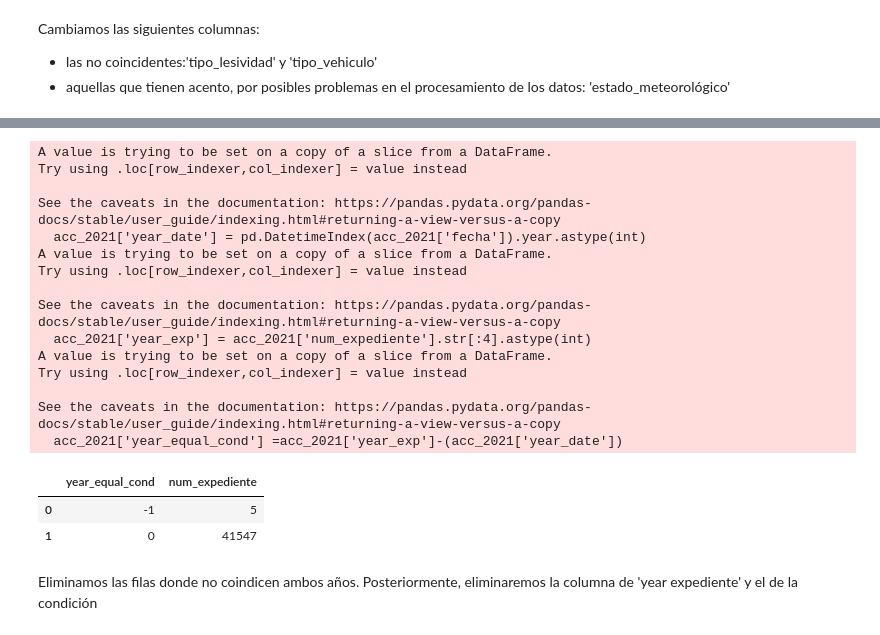
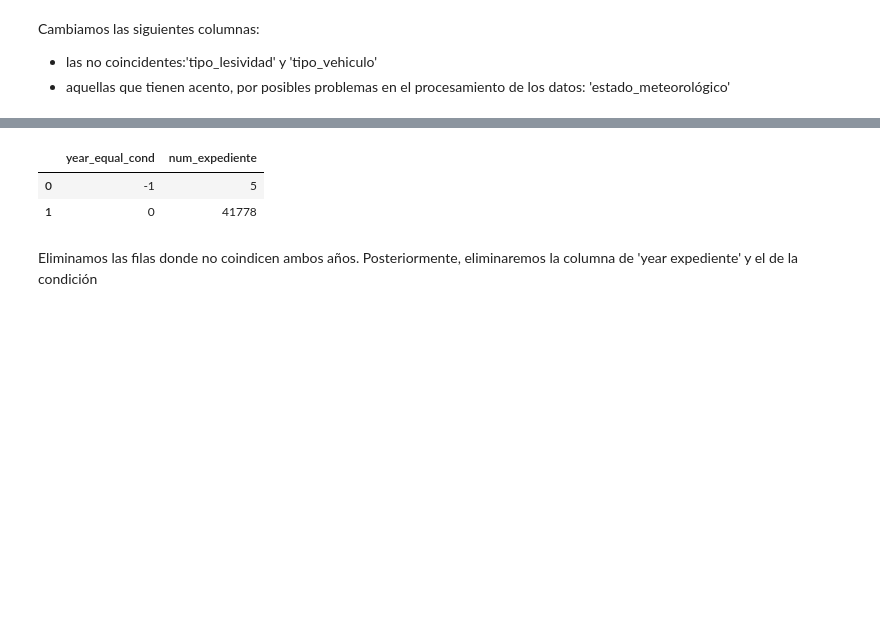
Before and after one commit to AnaGarciaPalomares/TFM3, a Jupyter notebook: Traffic_Data_cleanning.ipynb, the cells around one changed output, grey strips where cells are left out. Cells and saved outputs as stored; diff of their text form; code cells hidden in the pictures; blank space fills up the shorter version.

```diff
--- a/Traffic_Data_cleanning.ipynb
+++ b/Traffic_Data_cleanning.ipynb
@@ -138,5 +147,5 @@ Adicionalmente vamos a eliminar tambien las siguientes variables, ya que no apor
 # %%
-variables_to_drop = ['estado_meteorologico','cod_lesividad','tipo_lesividad','positiva_droga','localizacion',
+variables_to_drop = ['distrito','cod_lesividad','tipo_lesividad','positiva_droga','localizacion',
                      'numero']
 # %%
 accidents_2019_df_clean = accidents_2019_df.drop(variables_to_drop, axis=1)
@@ -276,27 +357,12 @@ See the caveats in the documentation: https://pandas.pydata.org/pandas-docs/stab
 # %%
-acc_2021['year_date'] = pd.DatetimeIndex(acc_2021['fecha']).year.astype(int)
-acc_2021['year_exp'] = acc_2021['num_expediente'].str[:4].astype(int)
-acc_2021['year_equal_cond'] =acc_2021['year_exp']-(acc_2021['year_date'])
-acc_2021.groupby('year_equal_cond')['num_expediente'].count().reset_index()
+accidents_2021_df_clean['year_date'] = pd.DatetimeIndex(accidents_2021_df_clean['fecha']).year.astype(int)
+accidents_2021_df_clean['year_exp'] = accidents_2021_df_clean['num_expediente'].str[:4].astype(int)
+accidents_2021_df_clean['year_equal_cond'] =accidents_2021_df_clean['year_exp']-(accidents_2021_df_clean['year_date'])
+accidents_2021_df_clean.groupby('year_equal_cond')['num_expediente'].count().reset_index()
 # %% [output]
-A value is trying to be set on a copy of a slice from a DataFrame.
-Try using .loc[row_indexer,col_indexer] = value instead
-
-See the caveats in the documentation: https://pandas.pydata.org/pandas-docs/stable/user_guide/indexing.html#returning-a-view-versus-a-copy
-  acc_2021['year_date'] = pd.DatetimeIndex(acc_2021['fecha']).year.astype(int)
-A value is trying to be set on a copy of a slice from a DataFrame.
-Try using .loc[row_indexer,col_indexer] = value instead
-
-See the caveats in the documentation: https://pandas.pydata.org/pandas-docs/stable/user_guide/indexing.html#returning-a-view-versus-a-copy
-  acc_2021['year_exp'] = acc_2021['num_expediente'].str[:4].astype(int)
-A value is trying to be set on a copy of a slice from a DataFrame.
-Try using .loc[row_indexer,col_indexer] = value instead
-
-See the caveats in the documentation: https://pandas.pydata.org/pandas-docs/stable/user_guide/indexing.html#returning-a-view-versus-a-copy
-  acc_2021['year_equal_cond'] =acc_2021['year_exp']-(acc_2021['year_date'])
 |  | year_equal_cond | num_expediente |
 | 0 | -1 | 5 |
-| 1 | 0 | 41547 |
+| 1 | 0 | 41778 |
 # %% [markdown]
 Eliminamos las filas donde no coindicen ambos años.
 Posteriormente, eliminaremos la columna de 'year expediente' y el de la condición
```
Also changed, not shown: parts of 72 cells of this notebook, 4 other files.
